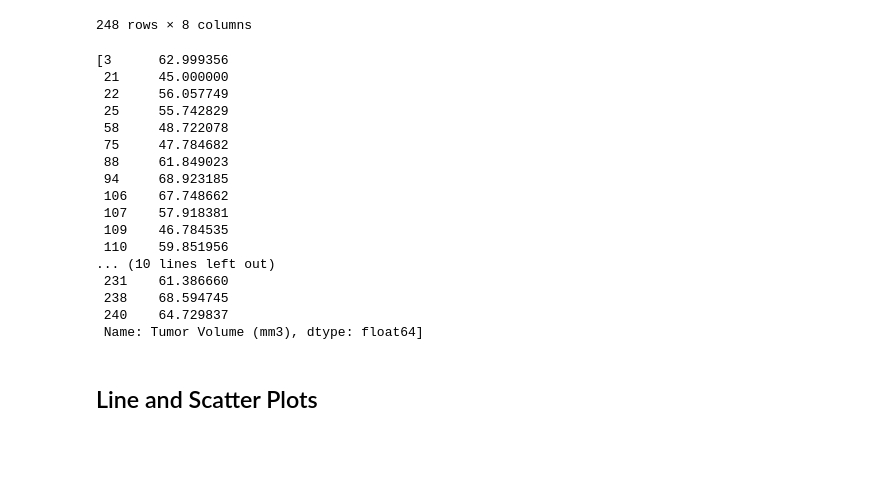
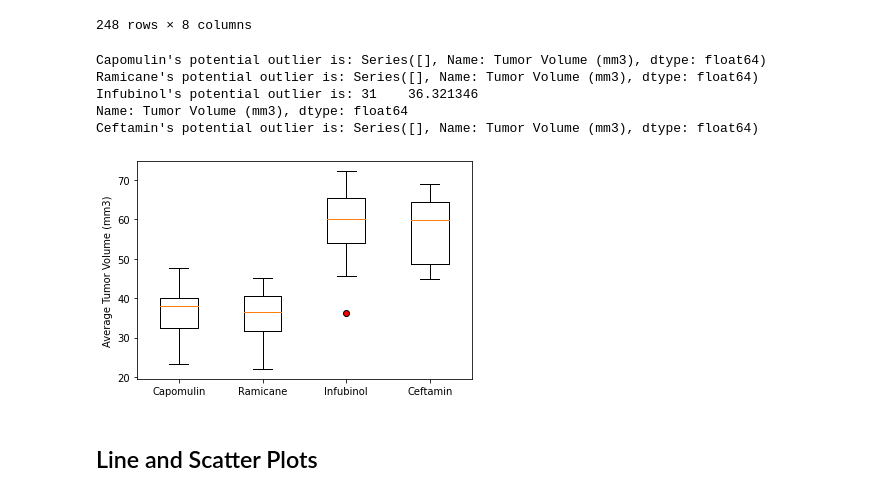
Before and after one commit to Kpfloogs/KP_matplotlib_Challenge, a Jupyter notebook: pymaceuticals_main.ipynb, the cells around one changed output. Drawn from its saved outputs; the diff is of its cells as text; code cells hidden in the pictures; blank space fills up the shorter version.

```diff
--- a/pymaceuticals_main.ipynb
+++ b/pymaceuticals_main.ipynb
@@ -193,7 +198,7 @@ Text(0, 0.5, 'Sex')
 greatest = clean_mouse_df.groupby(["Mouse ID"])["Timepoint"].max()
 
 # Merge this group df with the original DataFrame to get the tumor volume at the last timepoint
-tum_last = pd.merge(greatest, clean_mouse_df, on=("Mouse ID","Timepoint"))
+tum_last = pd.merge(greatest, clean_mouse_df, on=("Mouse ID","Timepoint",))
 
 tum_last
 # %% [output]
@@ -220,60 +225,39 @@ treat_list = ["Capomulin", "Ramicane", "Infubinol", "Ceftamin"]
 tum_empty= []
 
 for drug in treat_list:
-    rx_reg = tum_last.loc[tum_last["Drug Regimen"]== drug]
-    tum_vol = rx_reg["Tumor Volume (mm3)"]
+    rx_reg = tum_last.loc[tum_last["Drug Regimen"]== drug, "Tumor Volume (mm3)"]
 
-tum_empty.append(tum_vol)
+    tum_empty.append(rx_reg)
+
 
 # Calculate the IQR and quantitatively determine if there are any potential outliers.
-quart_cap = tum_empty[0].quantile([.25, .5, .75])
-lower_cap = quart_cap[.25]
-upper_cap = quart_cap[.75]
-iqr_cap = upper_cap- lower_cap
-
-# quartilesR = tum_empty[1].quantile([.25, 5, .75])
-# lowerqR = quartilesR[.25]
-# upperqR = quartilesR[.75]
-# iqrR = upperqR- lowerqR
-
-# print(f"The lower quartile of occupancy is: {lowerq}")
-# print(f"The upper quartile of occupancy is: {upperq}")
-# print(f"The interquartile range of occupancy is: {iqr}")
-# print(f"The the median of occupancy is: {quartileq[0.5]} ")
-
-# print("----------")
-# print(f"The lower quartile of occupancy is: {lowerqR}")
-# print(f"The upper quartile of occupancy is: {upperqR}")
-# print(f"The interquartile range of occupancy is: {iqrR}")
-# print(f"The the median of occupancy is: {quartilesR[0.5]} ")
-    # Locate the rows which contain mice on each drug and get the tumor volumes
+    quart = rx_reg.quantile([.25, .5, .75])
+    lower = quart[.25]
+    upper = quart[.75]
+    iqr = upper- lower
+    lowerbound = lower - (1.5 * iqr)
+    upperbound = upper + (1.5 * iqr)
+    outlier = rx_reg.loc[(rx_reg < lowerbound) | (rx_reg > upperbound)]
 
 
-    # add subset
-
-
-    # Determine outliers using upper and lower bounds
-tum_empty
+    print(f"{drug}'s potential outlier is: {outlier}")
 # %% [output]
-[3      62.999356
- 21     45.000000
- 22     56.057749
- 25     55.742829
- 58     48.722078
- 75     47.784682
- 88     61.849023
- 94     68.923185
- 106    67.748662
- 107    57.918381
- 109    46.784535
- 110    59.851956
-... (10 lines left out)
- 231    61.386660
- 238    68.594745
- 240    64.729837
- Name: Tumor Volume (mm3), dtype: float64]
+Capomulin's potential outlier is: Series([], Name: Tumor Volume (mm3), dtype: float64)
+Ramicane's potential outlier is: Series([], Name: Tumor Volume (mm3), dtype: float64)
+Infubinol's potential outlier is: 31    36.321346
+Name: Tumor Volume (mm3), dtype: float64
+Ceftamin's potential outlier is: Series([], Name: Tumor Volume (mm3), dtype: float64)
 # %%
 # Generate a box plot that shows the distrubution of the tumor volume for each treatment group.
+outlier_plot = dict(marker='o', markerfacecolor='r', linestyle="none")
+
+fig1, ax1 = plt.subplots()
+ax1.set_ylabel('Average Tumor Volume (mm3)')
+ax1.set_xlabel
+ax1.boxplot(tum_empty, flierprops=outlier_plot, labels=treat_list)
+plt.show()
+# %% [output]
+[figure, added]
 # %% [markdown]
 ## Line and Scatter Plots
 # %%
```
Also changed, not shown: parts of 1 cell of this notebook.
